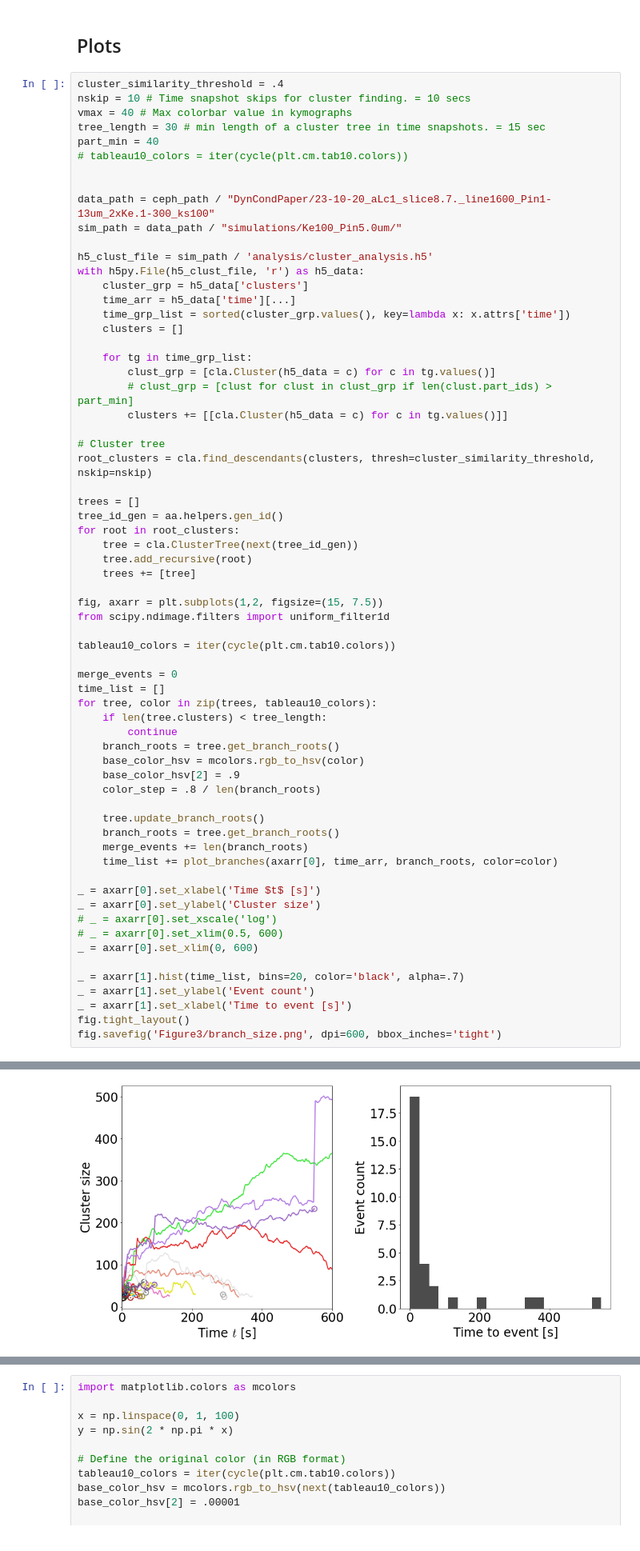
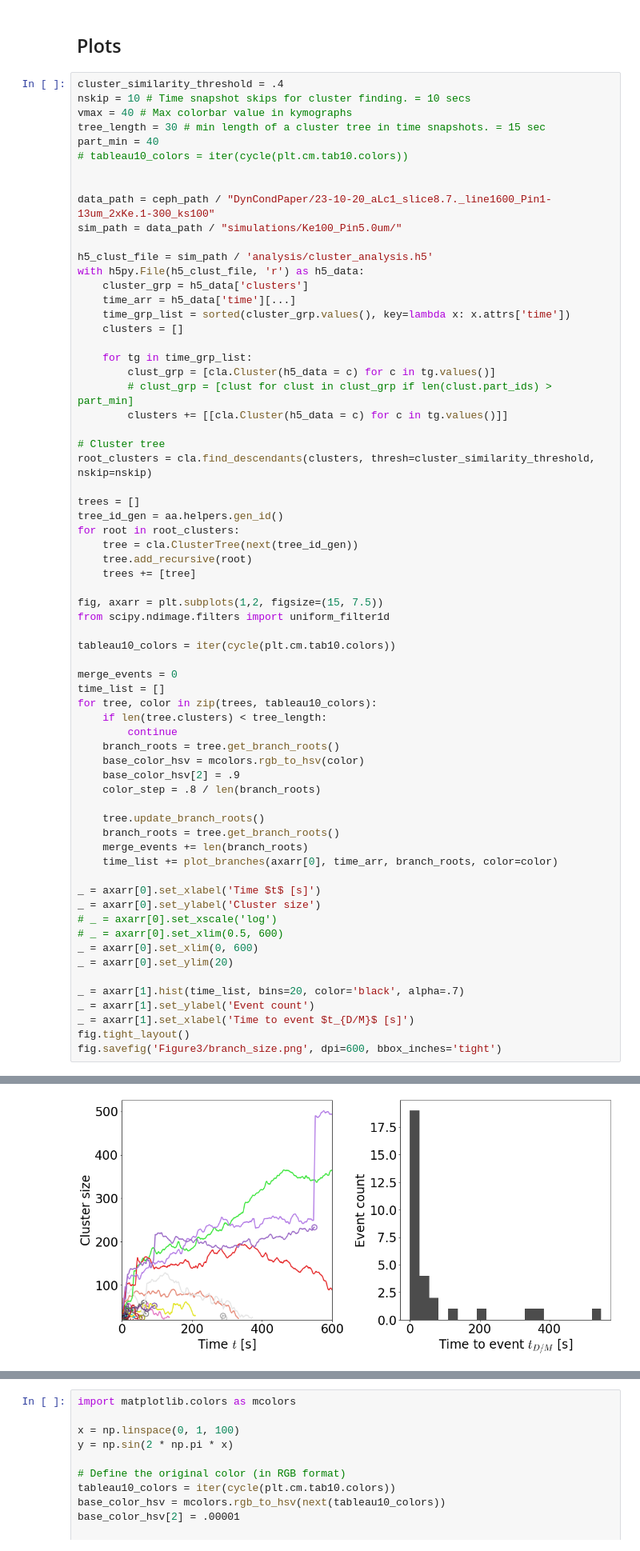
Before and after one commit to palladio11/aLENS_analysis, a Jupyter notebook: notebooks/chromatin_notebooks/Dyn_cond_figs/Figure3.ipynb, the cells around one changed output, grey strips where cells are left out. Shown: that part at 80% size. Saved outputs shown, nothing was run; the diff lists cells and outputs as text.

```diff
--- a/notebooks/chromatin_notebooks/Dyn_cond_figs/Figure3.ipynb
+++ b/notebooks/chromatin_notebooks/Dyn_cond_figs/Figure3.ipynb
@@ -343,32 +347,33 @@ tableau10_colors = iter(cycle(plt.cm.tab10.colors))
 
 merge_events = 0
 time_list = []
 for tree, color in zip(trees, tableau10_colors):
     if len(tree.clusters) < tree_length:
         continue
     branch_roots = tree.get_branch_roots()
     base_color_hsv = mcolors.rgb_to_hsv(color)
     base_color_hsv[2] = .9
     color_step = .8 / len(branch_roots)
 
     tree.update_branch_roots()
     branch_roots = tree.get_branch_roots()
     merge_events += len(branch_roots)
     time_list += plot_branches(axarr[0], time_arr, branch_roots, color=color)
 
 _ = axarr[0].set_xlabel('Time $t$ [s]')
 _ = axarr[0].set_ylabel('Cluster size')
 # _ = axarr[0].set_xscale('log')
 # _ = axarr[0].set_xlim(0.5, 600)
 _ = axarr[0].set_xlim(0, 600)
+_ = axarr[0].set_ylim(20)
 
 _ = axarr[1].hist(time_list, bins=20, color='black', alpha=.7)
 _ = axarr[1].set_ylabel('Event count')
-_ = axarr[1].set_xlabel('Time to event [s]')
+_ = axarr[1].set_xlabel('Time to event $t_{D/M}$ [s]')
 fig.tight_layout()
 fig.savefig('Figure3/branch_size.png', dpi=600, bbox_inches='tight')
 # %% [output]
 Skipping root
 Skipping root
 Skipping root
-[figure, old version]
+[figure, new version]
```
Also changed, not shown: parts of 4 cells of this notebook, 8 other files.
